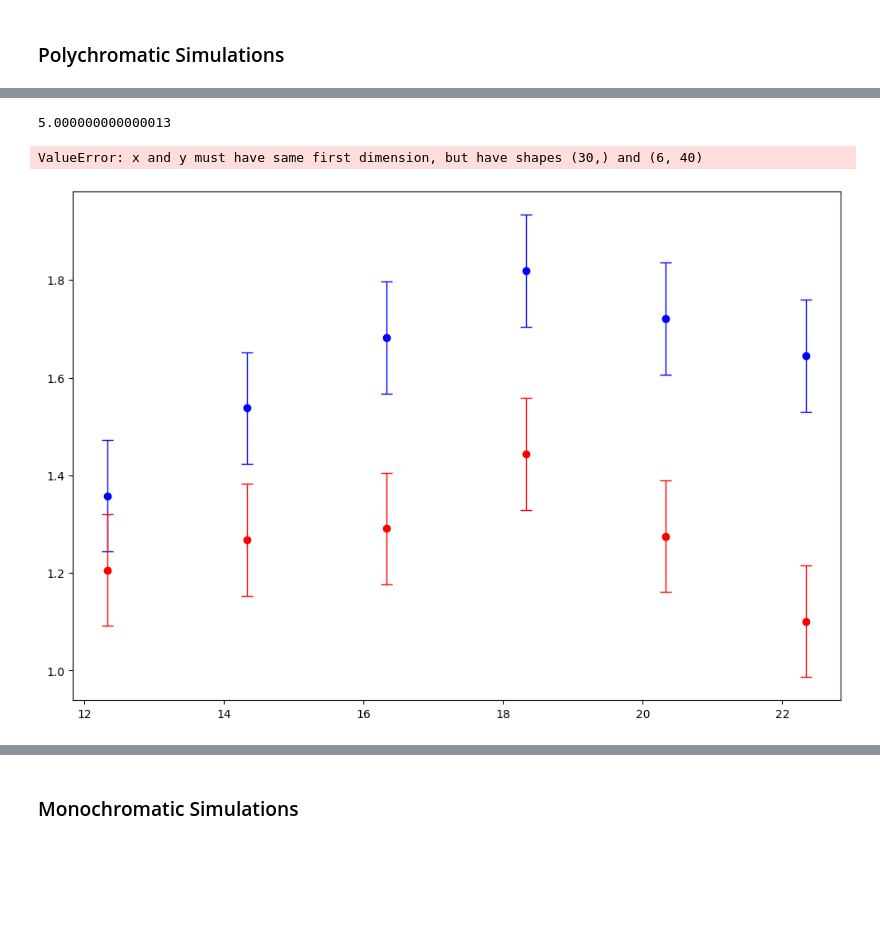
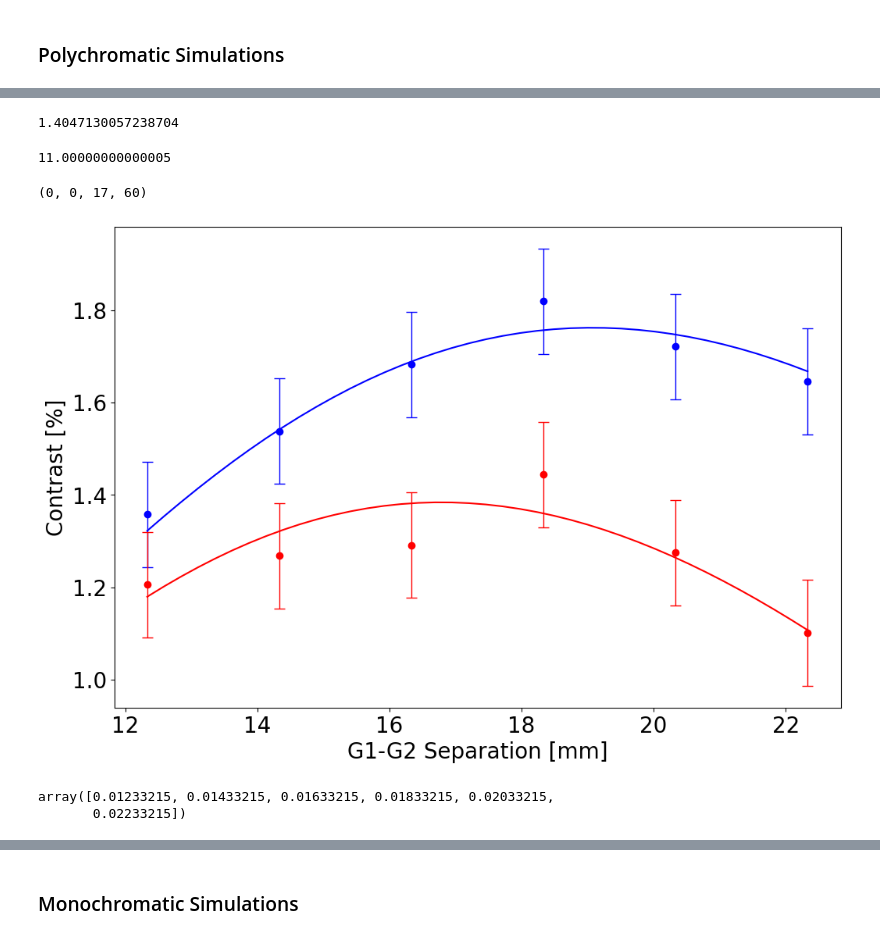
Before and after one commit to G4byte/NPGMI-src, a Jupyter notebook: Simulations and Plots/JPARC/2D Gratings/JPARC 2D experiment.ipynb, the cells around one changed output, grey strips where cells are left out. Cells and saved outputs as stored; diff of their text form; code cells hidden in the pictures; blank space fills up the shorter version.

```diff
--- a/Simulations and Plots/JPARC/2D Gratings/JPARC 2D experiment.ipynb
+++ b/Simulations and Plots/JPARC/2D Gratings/JPARC 2D experiment.ipynb
@@ -668,11 +692,12 @@ phi = Nbc*lam*h
 
 
 
-slitx = 643e-6
+slitx = 642e-6
 slity = 783e-6
+mult_opt = 1.12
 
-slitx_vals = np.arange(600, 800, 1)*1e-6
-slity_vals = np.arange(600, 800, 1)*1e-6
+slitx_vals = np.arange(635, 650, 1)*1e-6
+slity_vals = np.arange(775, 795, 1)*1e-6
 
 xbin = 1e-6
 ybin = 1e-6
@@ -680,7 +705,7 @@ ybin = 1e-6
 res = m_per_pixel
 
 
-dsimpoly = np.linspace(ddata[0], ddata[-1], 30) - d0polyx
+dsimpoly = np.linspace(ddata[0], ddata[-1], 40) - d0polyx
 # dsimpoly = ddata - d0polyx
 
 
@@ -750,4 +784,12 @@ KeyboardInterrupt:
 # %%
-# contrast_x, contrast_y = np.moveaxis(contrast_x, -1,0), np.moveaxis(contrast_y, -1,0)
-contrast_x =  np.load("contxfitslit.npy")
-contrast_y =  np.load("contyfitslit.npy")
+contrast_x, contrast_y = np.moveaxis(contrast_x, -1,0)[argminerr[1]], np.moveaxis(contrast_y, -1,0)[argminerr[1]]
+contrast_x, contrast_y = np.moveaxis(contrast_x, -1,0), np.moveaxis(contrast_y, -1,0)
+
+# contrast_x =  np.load("contxfitslit.npy")
+# contrast_y =  np.load("contyfitslit.npy")
+
+# contrast_x, contrast_y = contrast_x[argminerr[1]], contrast_y[argminerr[1]]
+
+
+# contrast_x = sim2d.contrast_x[:, argminerr[1]]
+# contrast_y = sim2d.contrast_y[:, argminerr[1]]
@@ -781,8 +840,8 @@ argminerr = min_index(np.array(contfitxyerr))
 # %%
-polycontx, contrast_x, cont_mult_factors, polyconty, contrast_y, cont_mult_factors =\
-[np.squeeze(i) for i in [polycontx, contrast_x, cont_mult_factors, polyconty, contrast_y, cont_mult_factors]]
+polycontx, contrast_x, cont_mult_factors, polyconty, contrast_y, cont_mult_factors, polycontxerror, polycontyerror =\
+[np.squeeze(i) for i in [polycontx, contrast_x, cont_mult_factors, polyconty, contrast_y, cont_mult_factors, polycontxerror, polycontyerror]]
 
 
-mult_opt, slitx_opt, slity_opt = cont_mult_factors[argminerr[0]],slitx_vals[argminerr[1]], slity_vals[argminerr[2]]
+mult_opt, slitx_opt, slity_opt = cont_mult_factors[polyargminerr[-1]],slitx_vals[polyargminerr[0]], slity_vals[polyargminerr[1]]
 print(mult_opt, slitx_opt, slity_opt)
 # %% [output]
@@ -790 +858,5 @@ print(mult_opt, slitx_opt, slity_opt)
+# %%
+contfitxyerr[polyargminerr]
+# %% [output]
+1.4047130057238704
 # %%
@@ -798,32 +869,41 @@ slity_uncertainty = np.abs(slity_vals[np.argmin(np.abs(contfitxyerr[argminerr[0]
 # %%
-slitx_uncertainty*1e6
+slity_uncertainty*1e6
 # %% [output]
-5.000000000000013
+11.00000000000005
+# %%
+argminerr
+# %% [output]
+(0, 0, 17, 60)
 # %%
 fig, ax1 = plt.subplots(figsize = (12,8))
 
 ax1.set_prop_cycle(color = ["blue", "red"])
 
 ax1.errorbar((ddata - d0polyx)*1e3, polycontx*1e2,polycontxerror*1e2, fmt = "o",capsize = 5, elinewidth = 1, label = "Data; Along x")
 ax1.errorbar((ddata - d0polyx)*1e3, polyconty*1e2,polycontyerror*1e2, fmt = "o",capsize = 5, elinewidth = 1, label = "Data; Along y")
 
-# ax1.plot(dsimpoly*1e3, contrast_x[:,argminerr[1]]*1e2*mult_opt, label = "Simulation; Along x")
-# ax1.plot(dsimpoly*1e3, contrast_y[:,argminerr[2]]*1e2*mult_opt, label = "Simulation; Along y")
+ax1.plot(dsimpoly*1e3, sim2d.contrast_x[:,argminerr[1]]*1e2*mult_opt, label = "Simulation; Along x")
+ax1.plot(dsimpoly*1e3, sim2d.contrast_y[:,argminerr[1]]*1e2*mult_opt, label = "Simulation; Along y")
 
-ax1.plot(dsimpoly*1e3, contrast_x*1e2*mult_opt, label = "Simulation; Along x")
-ax1.plot(dsimpoly*1e3, contrast_y*1e2*mult_opt, label = "Simulation; Along y")
+# ax1.plot(dsimpoly*1e3, contrast_x[:,polyargminerr[0],polyargminerr[1]]*1e2*mult_opt, label = "Simulation; Along x")
+# ax1.plot(dsimpoly*1e3, contrast_y[:,polyargminerr[0],polyargminerr[1]]*1e2*mult_opt, label = "Simulation; Along y")
 
 
 
 ax1.set_xlabel("G1-G2 Separation [mm]", fontsize = 20)
 ax1.set_ylabel("Contrast [%]", fontsize = 20)
 ax1.tick_params(labelsize = 20)
 
 # ax1.set_title("2D Gratings Contrast vs. d")
+
 # ax1.legend()
-# fig.savefig("2Dpolycontrastxy.png", bbox_inches = "tight")
+fig.savefig("2Dpolycontrastxy.png", bbox_inches = "tight")
 plt.show()
 plt.close(fig)
 # %% [output]
-ValueError: x and y must have same first dimension, but have shapes (30,) and (6, 40)
-[figure, old version]
+[figure, new version]
+# %%
+dsimpoly
+# %% [output]
+array([0.01233215, 0.01433215, 0.01633215, 0.01833215, 0.02033215,
+       0.02233215])
```
Also changed, not shown: parts of 33 cells of this notebook, 10 other files.
